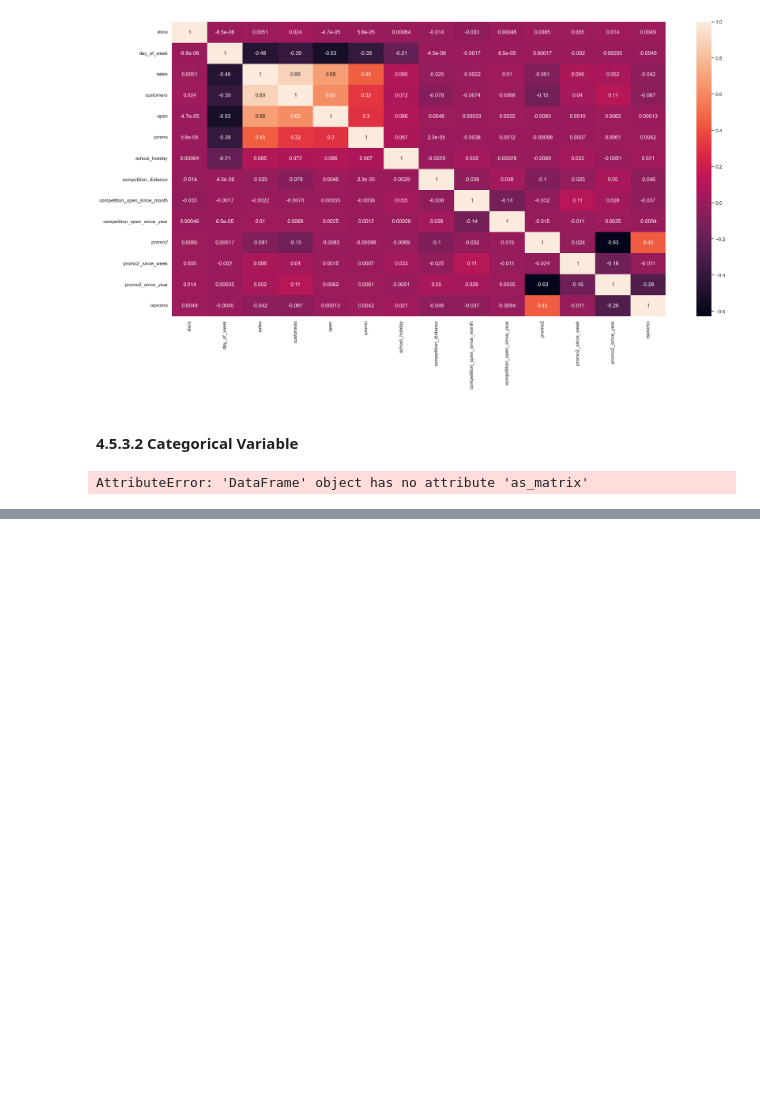
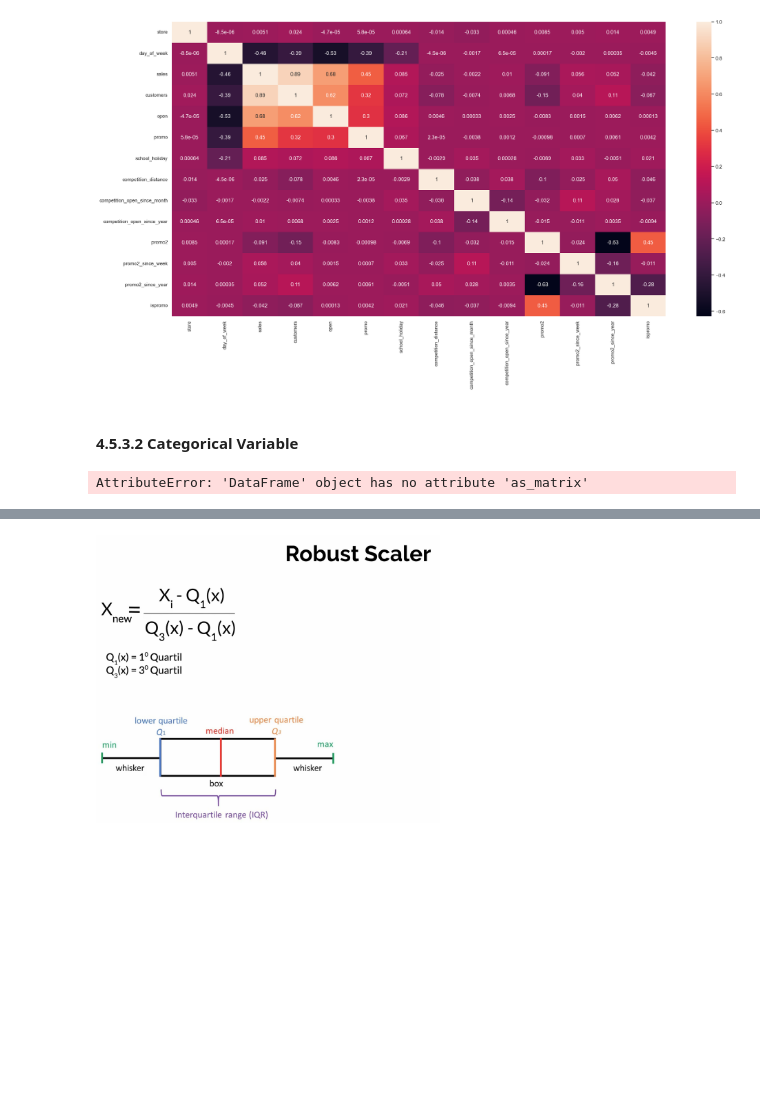
Before and after one commit to felipetmota/prediction-sales, a Jupyter notebook: notebooks/prediction-sell.ipynb, the cells around one changed output, grey strips where cells are left out. Cells and saved outputs as stored; diff of their text form; code cells hidden in the pictures; blank space fills up the shorter version.

```diff
--- a/notebooks/prediction-sell.ipynb
+++ b/notebooks/prediction-sell.ipynb
@@ -1029,0 +1062,5 @@ AttributeError: 'DataFrame' object has no attribute 'as_matrix'
+# %%
+#2. Robust Scaler
+Image( '../assets/robustscaler.png' )
+# %% [output]
+[figure, added]
```
Also changed, not shown: parts of 17 cells of this notebook, 1 other file.
